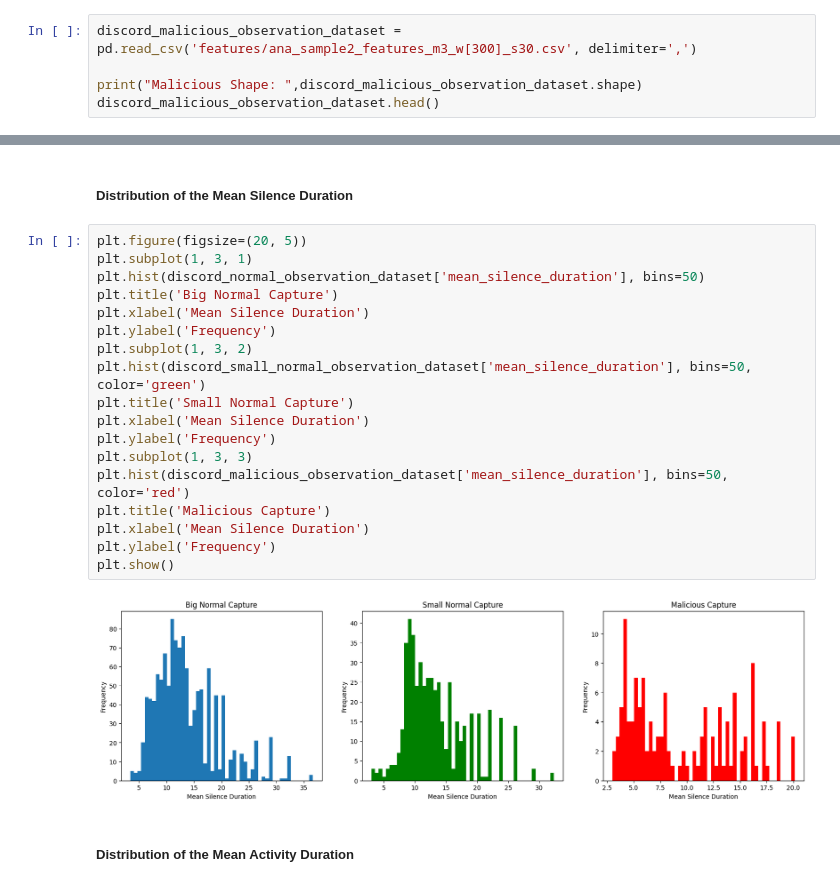
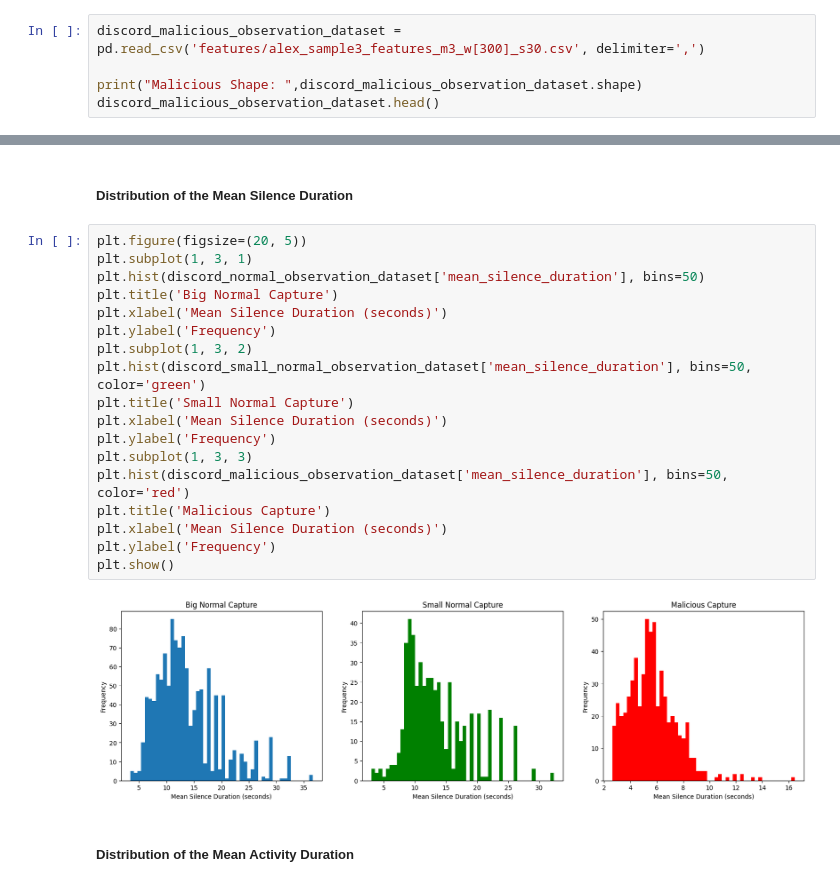
Before and after one commit to NiMouh/discord_exfiltration, a Jupyter notebook: src/modeling.ipynb, the cells around one changed output, grey strips where cells are left out. Saved outputs shown, nothing was run; the diff lists cells and outputs as text.

```diff
--- a/src/modeling.ipynb
+++ b/src/modeling.ipynb
@@ -46,7 +47,7 @@ Small Normal Shape:  (510, 22)
 | 4 | 6.944 | 77.164 | 1.429 | 0.816 | ... |
 5 rows × 22 columns
 # %%
-discord_malicious_observation_dataset = pd.read_csv('features/ana_sample2_features_m3_w[300]_s30.csv', delimiter=',')
+discord_malicious_observation_dataset = pd.read_csv('features/alex_sample3_features_m3_w[300]_s30.csv', delimiter=',')
 
 print("Malicious Shape: ",discord_malicious_observation_dataset.shape)
 discord_malicious_observation_dataset.head()
@@ -88,23 +89,23 @@ Malicious Capture After Cleaning (133, 22)
 # %%
 plt.figure(figsize=(20, 5))
 plt.subplot(1, 3, 1)
 plt.hist(discord_normal_observation_dataset['mean_silence_duration'], bins=50)
 plt.title('Big Normal Capture')
-plt.xlabel('Mean Silence Duration')
+plt.xlabel('Mean Silence Duration (seconds)')
 plt.ylabel('Frequency')
 plt.subplot(1, 3, 2)
 plt.hist(discord_small_normal_observation_dataset['mean_silence_duration'], bins=50, color='green')
 plt.title('Small Normal Capture')
-plt.xlabel('Mean Silence Duration')
+plt.xlabel('Mean Silence Duration (seconds)')
 plt.ylabel('Frequency')
 plt.subplot(1, 3, 3)
 plt.hist(discord_malicious_observation_dataset['mean_silence_duration'], bins=50, color='red')
 plt.title('Malicious Capture')
-plt.xlabel('Mean Silence Duration')
+plt.xlabel('Mean Silence Duration (seconds)')
 plt.ylabel('Frequency')
 plt.show()
 # %% [output]
-[figure, old version]
+[figure, new version]
 # %% [markdown]
 ##### Distribution of the Mean Activity Duration
 # %%
```
Also changed, not shown: parts of 28 cells of this notebook, 1 other file.
